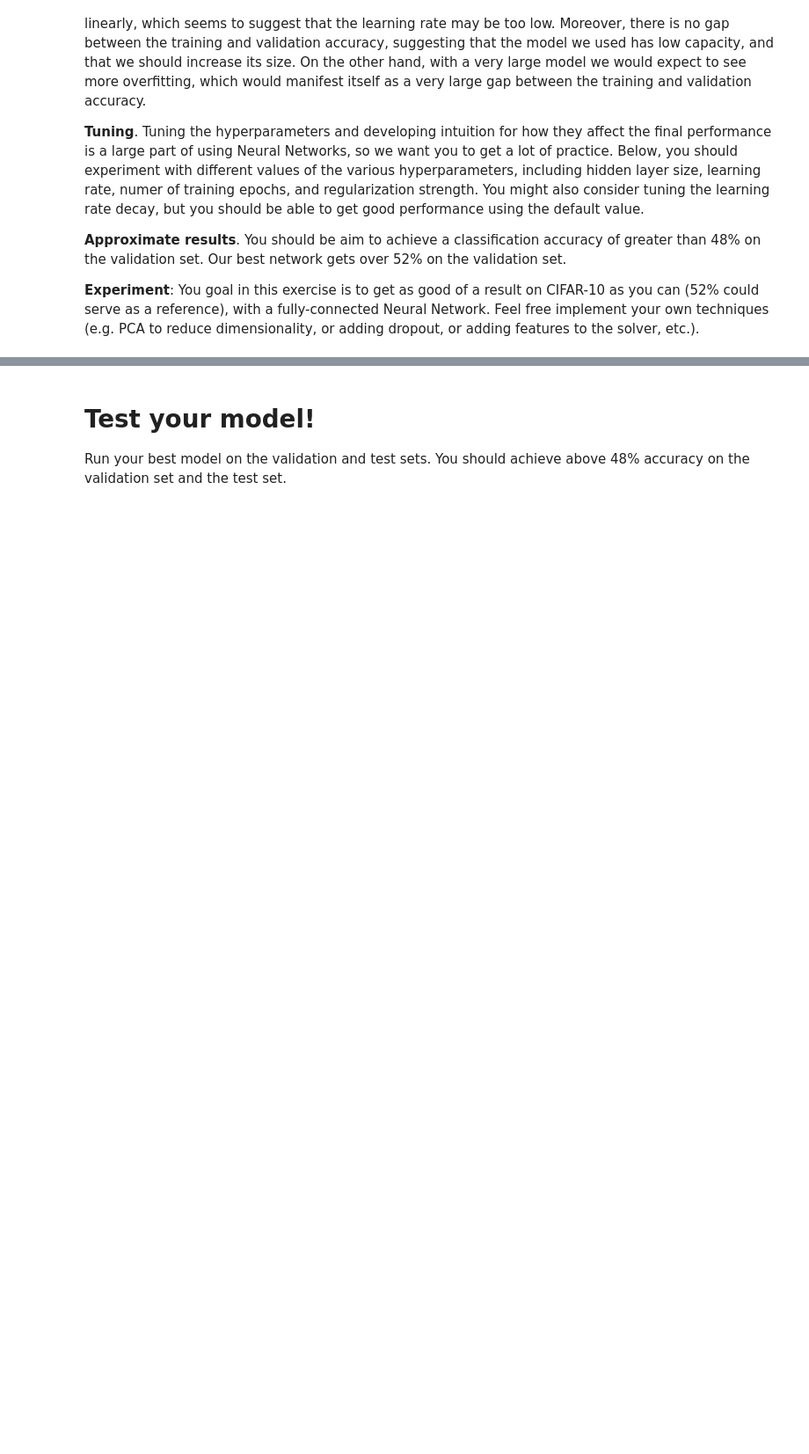
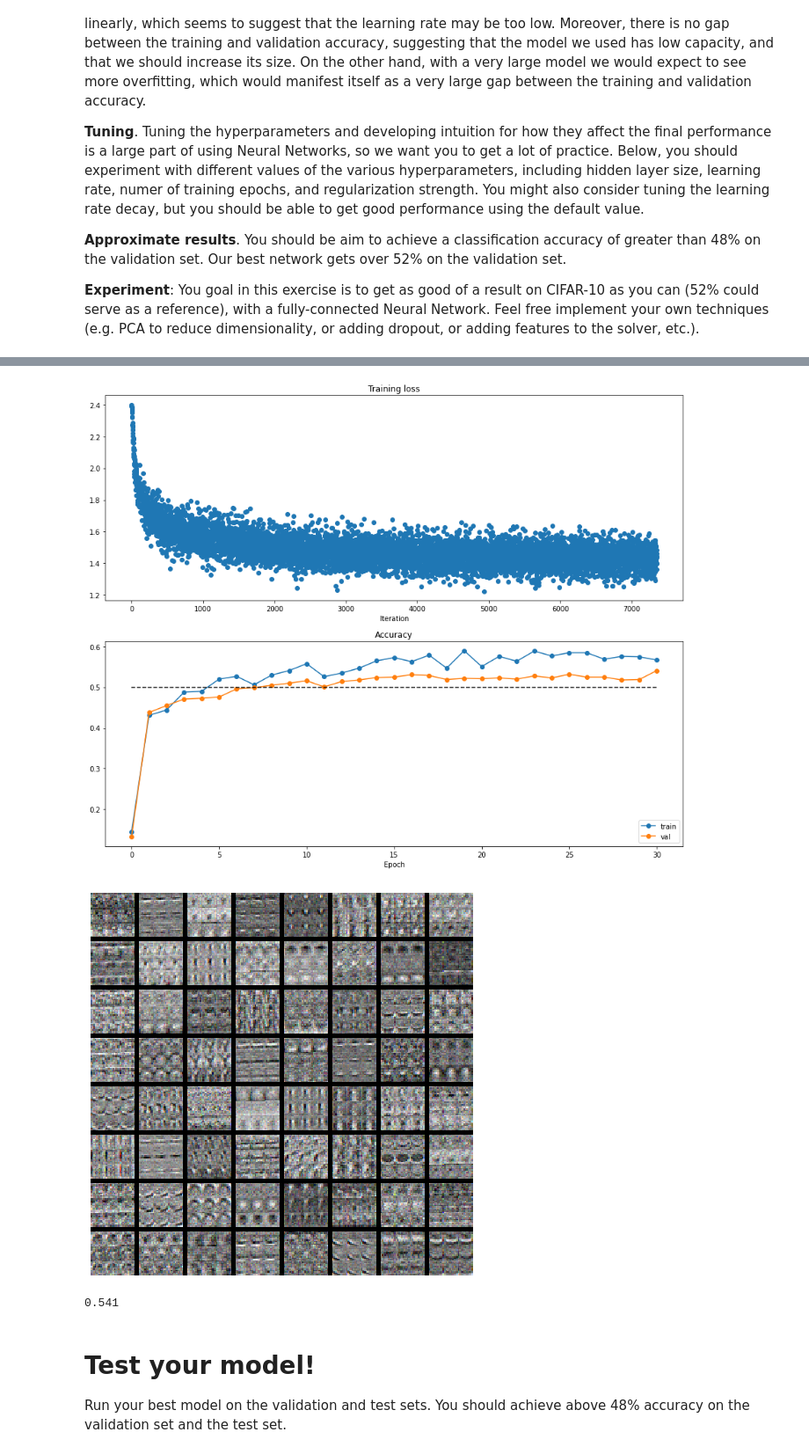
Before and after one commit to AgainstEntropy/CS231n-assignment2021, a Jupyter notebook: assignment1/two_layer_net.ipynb, the cells around one changed output, grey strips where cells are left out. Shown: that part at 88% size. Saved outputs shown, nothing was run; the diff lists cells and outputs as text; code cells hidden in the pictures; blank space fills up the shorter version.

```diff
--- a/assignment1/two_layer_net.ipynb
+++ b/assignment1/two_layer_net.ipynb
@@ -433,3 +504,33 @@ pass
+# %%
+plt.subplot(2, 1, 1)
+plt.title('Training loss')
+plt.plot(solver.loss_history, 'o')
+plt.xlabel('Iteration')
+
+plt.subplot(2, 1, 2)
+plt.title('Accuracy')
+plt.plot(solver.train_acc_history, '-o', label='train')
+plt.plot(solver.val_acc_history, '-o', label='val')
+plt.plot([0.5] * len(solver.val_acc_history), 'k--')
+plt.xlabel('Epoch')
+plt.legend(loc='lower right')
+plt.gcf().set_size_inches(15, 12)
+plt.show()
+
+from cs231n.vis_utils import visualize_grid
+def show_net_weights(net):
+    W1 = net.params['W1']
+    W1 = W1.reshape(32, 32, 3, -1).transpose(3, 0, 1, 2)
+    plt.imshow(visualize_grid(W1, padding=3).astype('uint8'))
+    plt.gca().axis('off')
+    plt.show()
+
+show_net_weights(best_model)
+print(solver.best_val_acc)
+# %% [output]
+[figure, added]
+[figure, added]
+0.541
 # %% [markdown]
 # Test your model!
 Run your best model on the validation and test sets. You should achieve above 48% accuracy on the validation set and the test set.
```
Also changed, not shown: parts of 7 cells of this notebook, 1 other file.
